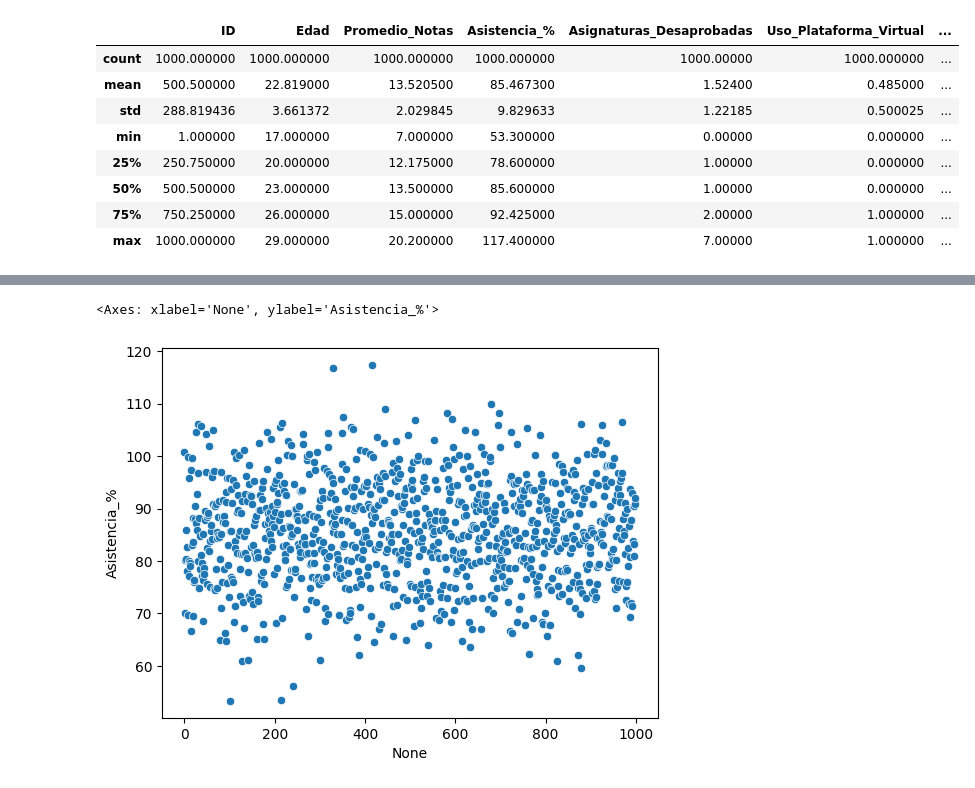
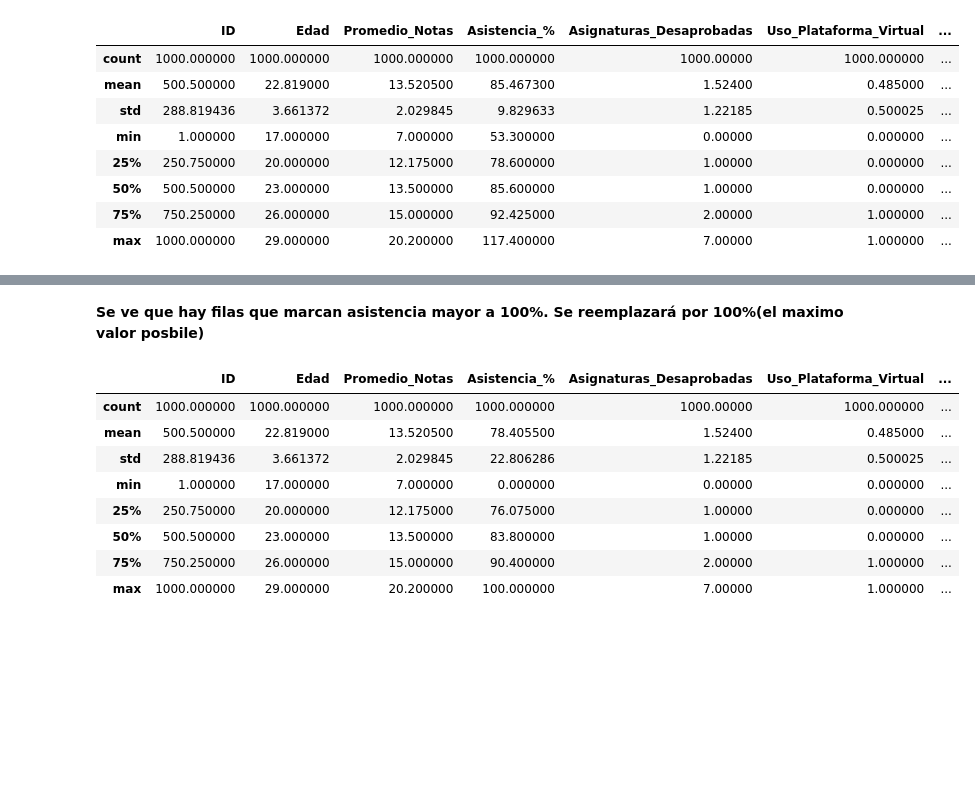
Before and after one commit to jesushedd/python-ml-senati, a Jupyter notebook: semana3/escolar/eda1.ipynb, the cells around one changed output, grey strips where cells are left out. Drawn from its saved outputs; the diff is of its cells as text; code cells hidden in the pictures; blank space fills up the shorter version.

```diff
--- a/semana3/escolar/eda1.ipynb
+++ b/semana3/escolar/eda1.ipynb
@@ -91,5 +51,2 @@ Name: count, Length: 364, dtype: int64
-# %%
-sns.scatterplot(x=estudiantes_df.index, y='Asistencia_%', data=estudiantes_df)
-# %% [output]
-<Axes: xlabel='None', ylabel='Asistencia_%'>
-[figure, removed]
+# %% [markdown]
+**Se ve que hay filas que marcan asistencia mayor a 100%. Se reemplazará por 100%(el maximo valor posbile)**
@@ -95,0 +55,12 @@ sns.scatterplot(x=estudiantes_df.index, y='Asistencia_%', data=estudiantes_df)
+# %%
+estudiantes_df.describe()
+# %% [output]
+|  | ID | Edad | Promedio_Notas | Asistencia_% | Asignaturas_Desaprobadas | Uso_Plataforma_Virtual | ... |
+| count | 1000.000000 | 1000.000000 | 1000.000000 | 1000.000000 | 1000.00000 | 1000.000000 | ... |
+| mean | 500.500000 | 22.819000 | 13.520500 | 78.405500 | 1.52400 | 0.485000 | ... |
+| std | 288.819436 | 3.661372 | 2.029845 | 22.806286 | 1.22185 | 0.500025 | ... |
+| min | 1.000000 | 17.000000 | 7.000000 | 0.000000 | 0.00000 | 0.000000 | ... |
+| 25% | 250.750000 | 20.000000 | 12.175000 | 76.075000 | 1.00000 | 0.000000 | ... |
+| 50% | 500.500000 | 23.000000 | 13.500000 | 83.800000 | 1.00000 | 0.000000 | ... |
+| 75% | 750.250000 | 26.000000 | 15.000000 | 90.400000 | 2.00000 | 1.000000 | ... |
+| max | 1000.000000 | 29.000000 | 20.200000 | 100.000000 | 7.00000 | 1.000000 | ... |
```
Also changed, not shown: parts of 17 cells of this notebook.
